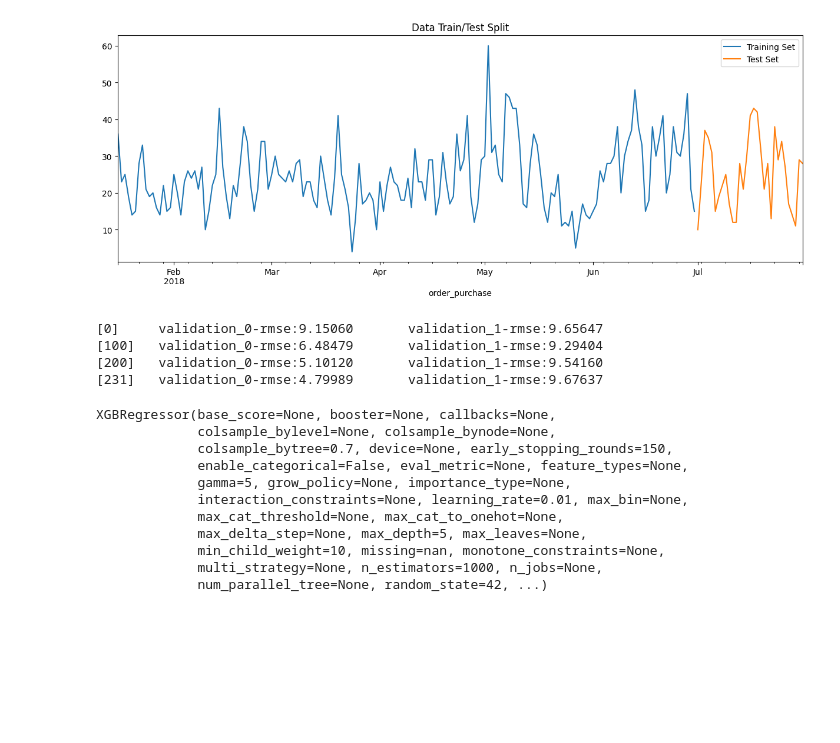
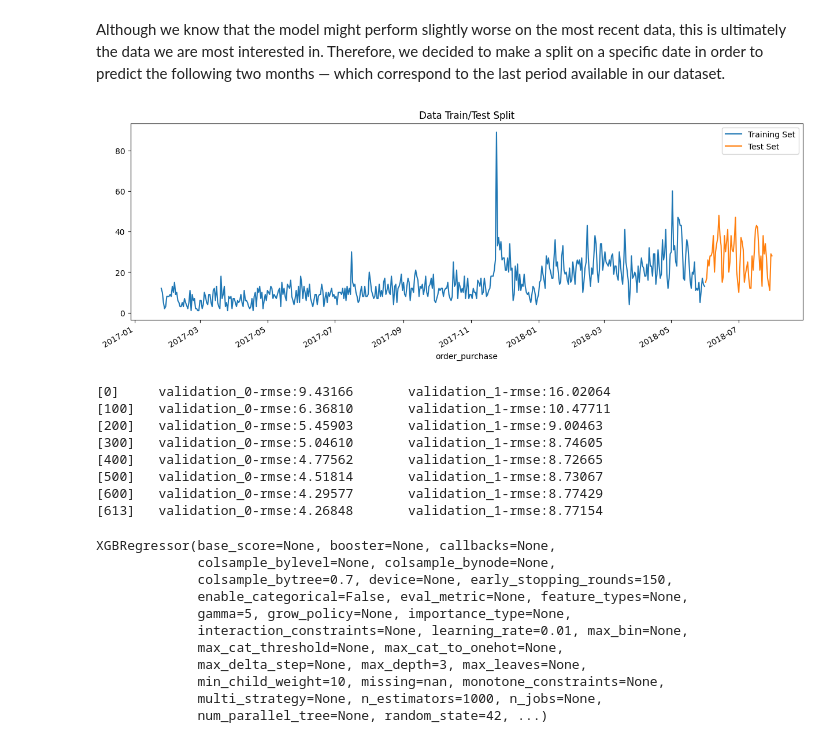
Before and after one commit to joseprs/MetyisProgrammingChallenge, a Jupyter notebook: regression.ipynb, the cells around one changed output. Saved outputs shown, nothing was run; the diff lists cells and outputs as text; code cells hidden in the pictures; blank space fills up the shorter version.

```diff
--- a/regression.ipynb
+++ b/regression.ipynb
@@ -33,10 +106,14 @@ df = df[df["product_category_name"]== "health_beauty"]
 # %%
+# Sales per Day Dataframe: create a dataframe with the sales per day and the average price
 spd_df = df.groupby('order_purchase').agg(
     num_purchases=('price', 'count'),
     avg_price=('price', 'mean')
 ).reset_index()
 
 spd_df["order_purchase"] = pd.to_datetime(spd_df["order_purchase"])
-spd_df = spd_df[(spd_df["order_purchase"]>"2018-01-01") & (spd_df["order_purchase"]<"2018-08-01")]
 
+# filtering the relevant time period that we are interested in
+spd_df = spd_df[(spd_df["order_purchase"]>"2017-01-01") & (spd_df["order_purchase"]<"2018-08-01")]
+
+# setting the date as index
 spd_df = spd_df.set_index("order_purchase")
@@ -43,23 +122,19 @@ spd_df = spd_df.set_index("order_purchase")
 # %%
 def create_features(df):
     """
-    Create time series features based on time series index.
+    Create time features based on datetime index.
     """
     df = df.copy()
     df['dayofweek'] = df.index.dayofweek
     df['quarter'] = df.index.quarter
     df['month'] = df.index.month
-    # df['year'] = df.index.year
-    # df['dayofyear'] = df.index.dayofyear
     df['dayofmonth'] = df.index.day
     df['weekofyear'] = df.index.isocalendar().week
     df['is_weekend'] = df['dayofweek'].isin([5, 6]).astype(int)  # 1 if Sat/Sun, else 0
-    # df['is_black_friday'] = ((df.index.month == 11) & (df.index.day == 24)).astype(int)
-    # df['post_2018'] = (df.index >= '2018-01-01').astype(int)
-
 
     return df
 
+# Create time features
 spd_df = create_features(spd_df)
 
 def add_lags(df, col, lags=[1, 2, 3, 7, 14]):
@@ -67,6 +142,7 @@ def add_lags(df, col, lags=[1, 2, 3, 7, 14]):
         df[f"{col}_lag_{lag}"] = df[col].shift(lag)
     return df
 
+# Add lag features
 spd_df = add_lags(spd_df, "num_purchases")
 spd_df = add_lags(spd_df, "avg_price")
 
@@ -75,6 +151,5 @@ def add_rolling_features(df, col, windows=[3, 7, 14]):
         df[f"{col}_roll_mean_{window}"] = df[col].shift(1).rolling(window).mean()
     return df
 
+# Add rolling features
 spd_df = add_rolling_features(spd_df, "num_purchases")
-spd_df = spd_df.dropna()
-spd_df.shape
@@ -119,13 +223,17 @@ from sklearn.metrics import mean_squared_error
 
 tscv = TimeSeriesSplit(n_splits=5)
 
+folds_list = []
+rmse_list = []
+
+# start cross-validation algorithm, to train a different models for each fold
 for fold, (train_idx, val_idx) in enumerate(tscv.split(X)):
     print(f"\nFold {fold+1}")
 
     X_train, X_val = X.iloc[train_idx], X.iloc[val_idx]
     y_train, y_val = y.iloc[train_idx], y.iloc[val_idx]
 
-    # Define a regularized XGBoost model
+    # define a regularized XGBoost model
     reg = xgb.XGBRegressor(
         n_estimators=2000,
         learning_rate=0.01,
@@ -141,12 +249,19 @@ for fold, (train_idx, val_idx) in enumerate(tscv.split(X)):
         random_state=42
     )
 
+    # fit the model
     reg.fit(X_train, y_train,
             eval_set=[(X_val, y_val)],
             verbose=100)
 
+    # make predictions and calculate RMSE
     y_pred = reg.predict(X_val)
     rmse = mean_squared_error(y_val, y_pred, squared=False)
+
+    # append the results to the lists for later analysis
+    folds_list.append(fold+1)
+    rmse_list.append(rmse)
+
     print(f"Fold {fold+1} RMSE: {rmse:.4f}")
 # %% [output]
 Fold 1
@@ -179,46 +297,56 @@ rmses = [4.97, 4.34, 12.89, 6.74, 9.92]
+# %% [markdown]
+Although we know that the model might perform slightly worse on the most recent data, this is ultimately the data we are most interested in. Therefore, we decided to make a split on a specific date in order to predict the following two months — which correspond to the last period available in our dataset.
 # %%
+# train-test split function given a fixed date
 def train_test_split(data_X, data_y, date):
     X_train = data_X[data_X.index < date]
     X_test = data_X[data_X.index >= date]
     y_train = data_y[data_y.index < date]
     y_test = data_y[data_y.index >= date]
     return X_train, X_test, y_train, y_test
 
-X_train, X_test, y_train, y_test = train_test_split(X, y, "2018-07-01")
+# train-test split by a fixed date
+X_train, X_test, y_train, y_test = train_test_split(X, y, "2018-06-01")
 
+# plot the test and train sets
 fig, ax = plt.subplots(figsize=(15, 5))
 y_train.plot(ax=ax, label='Training Set', title='Data Train/Test Split')
 y_test.plot(ax=ax, label='Test Set')
 ax.legend(['Training Set', 'Test Set'])
 plt.show()
 # %% [output]
-[figure, old version]
+[figure, new version]
 # %%
+# define a regularized XGBoost model
 reg = xgb.XGBRegressor(
-    n_estimators=1000,              # More trees to allow slow learning
-    learning_rate=0.01,             # Lower = smoother learning
-    max_depth=5,                    # Limits complexity of each tree
-    min_child_weight=10,            # Avoid small, specific leaf nodes
-    gamma=5,                        # Only split if it improves loss enough
-    subsample=0.7,                  # Use a subset of rows (bagging)
-    colsample_bytree=0.7,           # Use a subset of features
-    reg_alpha=0.5,                  # L1 regularization
-    reg_lambda=1.0,                 # L2 regularization
+    n_estimators=1000,
+    learning_rate=0.01,
+    max_depth=3,
+    min_child_weight=10,
+    gamma=5,
+    subsample=0.7,
+    colsample_bytree=0.7,
+    reg_alpha=0.5,
+    reg_lambda=1.0,
     early_stopping_rounds=150,
     objective='reg:squarederror',
     random_state=42,
     verbosity=1
 )
 
-
+# fit the model
 reg.fit(X_train, y_train,
         eval_set=[(X_train, y_train), (X_test, y_test)],
         verbose=100)
 # %% [output]
-[0]     validation_0-rmse:9.15060       validation_1-rmse:9.65647
-[100]   validation_0-rmse:6.48479       validation_1-rmse:9.29404
-[200]   validation_0-rmse:5.10120       validation_1-rmse:9.54160
-[231]   validation_0-rmse:4.79989       validation_1-rmse:9.67637
+[0]     validation_0-rmse:9.43166       validation_1-rmse:16.02064
+[100]   validation_0-rmse:6.36810       validation_1-rmse:10.47711
+[200]   validation_0-rmse:5.45903       validation_1-rmse:9.00463
+[300]   validation_0-rmse:5.04610       validation_1-rmse:8.74605
+[400]   validation_0-rmse:4.77562       validation_1-rmse:8.72665
+[500]   validation_0-rmse:4.51814       validation_1-rmse:8.73067
+[600]   validation_0-rmse:4.29577       validation_1-rmse:8.77429
+[613]   validation_0-rmse:4.26848       validation_1-rmse:8.77154
 XGBRegressor(base_score=None, booster=None, callbacks=None,
              colsample_bylevel=None, colsample_bynode=None,
              colsample_bytree=0.7, device=None, early_stopping_rounds=150,
@@ -226,7 +354,7 @@ XGBRegressor(base_score=None, booster=None, callbacks=None,
              gamma=5, grow_policy=None, importance_type=None,
              interaction_constraints=None, learning_rate=0.01, max_bin=None,
              max_cat_threshold=None, max_cat_to_onehot=None,
-             max_delta_step=None, max_depth=5, max_leaves=None,
+             max_delta_step=None, max_depth=3, max_leaves=None,
              min_child_weight=10, missing=nan, monotone_constraints=None,
              multi_strategy=None, n_estimators=1000, n_jobs=None,
              num_parallel_tree=None, random_state=42, ...)
```
Also changed, not shown: parts of 48 cells of this notebook, 1 other file.
